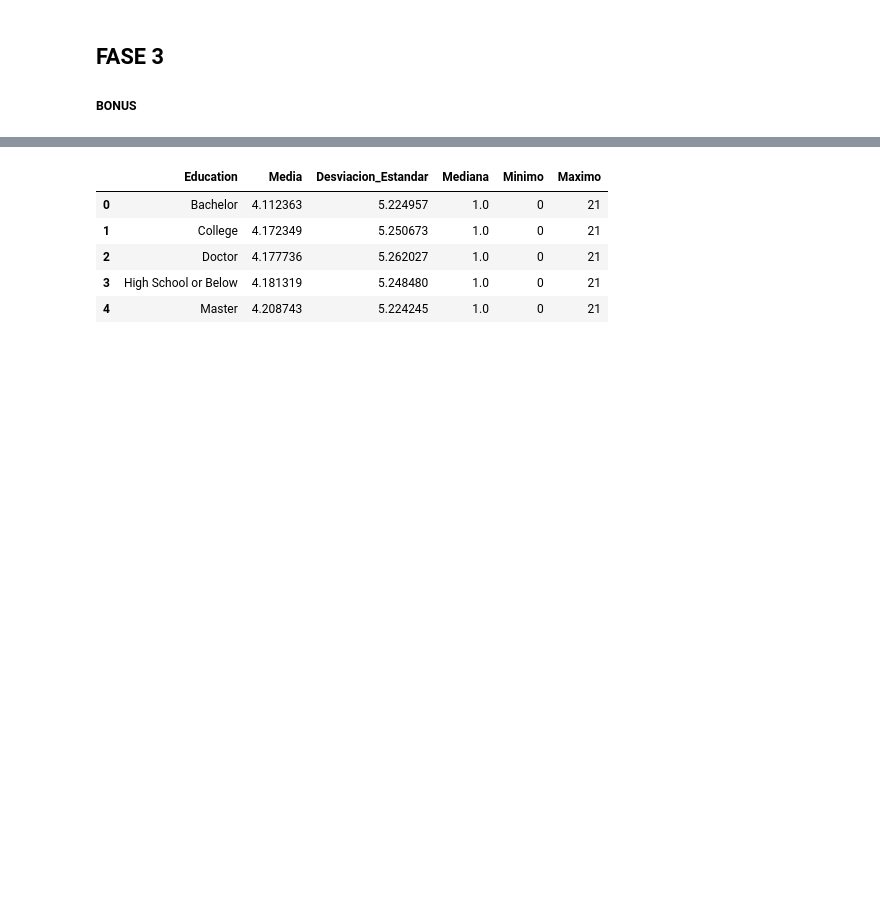
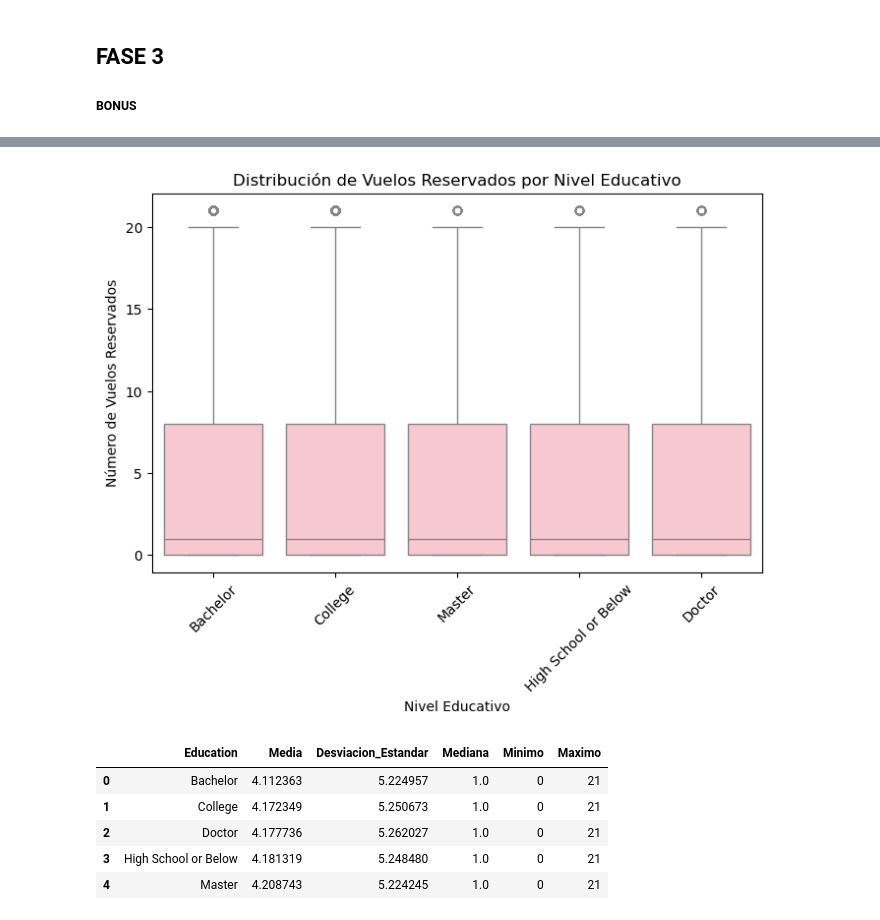
Before and after one commit to Adalab/bda-modulo-3-evaluacion-final-fatimagonzalezya, a Jupyter notebook: evaluacion-final-fatimagonzalezya.ipynb, the cells around one changed output, grey strips where cells are left out. Cells and saved outputs as stored; diff of their text form; code cells hidden in the pictures; blank space fills up the shorter version.

```diff
--- a/evaluacion-final-fatimagonzalezya.ipynb
+++ b/evaluacion-final-fatimagonzalezya.ipynb
@@ -785,0 +704,6 @@ Passing `palette` without assigning `hue` is deprecated and will be removed in v
+# %%
+# Filtrar el DataFrame para incluir solo las columnas necesarias
+df_filtado = df_unido[["Flights Booked", "Education"]].copy()
+
+# Verificar las primeras filas del DataFrame filtrado
+df_filtado.head()
@@ -786,3 +742,22 @@ Passing `palette` without assigning `hue` is deprecated and will be removed in v
+# %%
+# Comparación de Vuelos Reservados por Nivel Educativo
+# Objetivo: Visualizar cómo varía el número de vuelos reservados según el nivel educativo de los clientes.
+
+import seaborn as sns
+import matplotlib.pyplot as plt
+
+plt.figure(figsize=(8, 5))
+
+sns.boxplot(x="Education", y="Flights Booked", data=df_filtado, color="pink")
+
+plt.title("Distribución de Vuelos Reservados por Nivel Educativo")
+plt.xlabel("Nivel Educativo")
+plt.ylabel("Número de Vuelos Reservados")
+plt.xticks(rotation=45)
+
+plt.show()
+# %% [output]
+[figure, added]
 # %%
 #  2. Análisis Descriptivo: Agrupa los datos por nivel educativo y calcula estadísticas descriptivas
 # básicas (como el promedio, la desviación estandar) del número de vuelos reservados para cada grupo.
```
Also changed, not shown: parts of 20 cells of this notebook.
